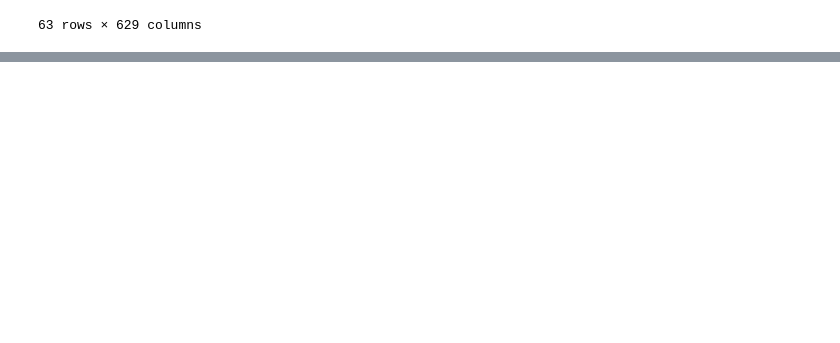
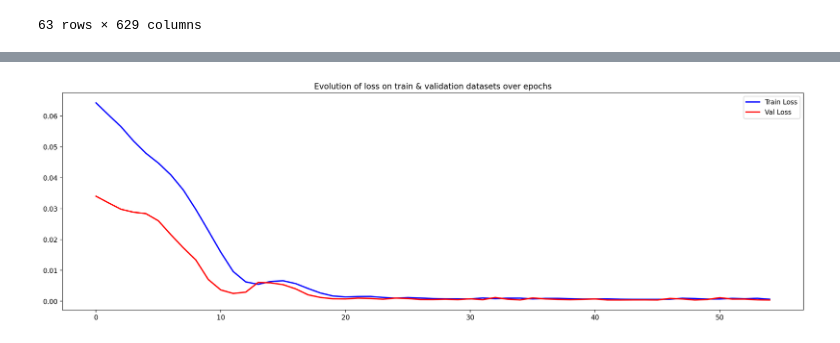
Before and after one commit to cts739337037/intership_tianshu_chu, a Jupyter notebook: EMDCNN.ipynb, the cells around one changed output, grey strips where cells are left out. Drawn from its saved outputs; the diff is of its cells as text; code cells hidden in the pictures; blank space fills up the shorter version.

```diff
--- a/EMDCNN.ipynb
+++ b/EMDCNN.ipynb
@@ -183,0 +117,6 @@ Name: Adj Close, Length: 121, dtype: float64
+# %%
+mm_t_g = MinMaxScaler()
+noise_mm = mm_t_g.fit_transform(GSPC_noisy.T).T
+prue_mm=mm_t_g.fit_transform(GSPC_pure.T).T
+print(prue_mm.shape)
+print(noise_mm.shape)
@@ -183,0 +126,6 @@ Name: Adj Close, Length: 121, dtype: float64
+# %%
+X_train_mm = np.asarray(noise_mm)
+X_train_mm=X_train_mm.reshape((len(X_train_mm), len(X_train_mm[0]), 1))
+Y_train_mm = np.asarray(prue_mm)
+Y_train_mm=Y_train_mm.reshape((len(Y_train_mm), len(Y_train_mm[0]), 1))
+X_train_mm, X_val_mm, Y_train_mm, Y_val_mm = train_test_split(X_train_mm, Y_train_mm, test_size=0.2,random_state=0,shuffle=False)
@@ -183,0 +134,13 @@ Name: Adj Close, Length: 121, dtype: float64
+# %%
+def set_model_encoding_mm():
+    model = Sequential()
+    model.add(Conv1D(128, kernel_size=3, activation='relu', padding='same',input_shape=(None, 1)))
+    model.add(Conv1D(64, kernel_size=3,activation='relu',padding='same'))
+    model.add(Conv1D(64, kernel_size=3, activation='relu', padding='same'))
+    model.add(Conv1D(128, kernel_size=3,activation='relu',padding='same'))
+    model.add(Conv1D(1,kernel_size=1,activation='sigmoid', padding='same'))
+    model.compile(optimizer='adam' , loss='mse', metrics=['mae'])
+
+    return model
+modelen_mm = set_model_encoding_mm()
+modelen_mm.summary()
@@ -183,0 +167,3 @@ Name: Adj Close, Length: 121, dtype: float64
+# %%
+callback = EarlyStopping(monitor='loss', patience=10)
+history_mm = modelen_mm.fit(X_train_mm, Y_train_mm, validation_data = (X_val_mm, Y_val_mm), epochs=400, batch_size=32, verbose=1, callbacks=[callback])
@@ -183,0 +188,15 @@ Name: Adj Close, Length: 121, dtype: float64
+# %%
+# Check how loss & mae went down
+epoch_loss = history_mm.history['loss']
+epoch_val_loss = history_mm.history['val_loss']
+
+plt.figure(figsize=(20,6),dpi=200)
+plt.plot(range(0,len(epoch_loss)), epoch_loss, 'b-', linewidth=2, label='Train Loss')
+plt.plot(range(0,len(epoch_val_loss)), epoch_val_loss, 'r-', linewidth=2, label='Val Loss')
+plt.title('Evolution of loss on train & validation datasets over epochs')
+plt.legend(loc='best')
+
+
+plt.show()
+# %% [output]
+[figure, added]
```
Also changed, not shown: parts of 28 cells of this notebook, 12 other files.
